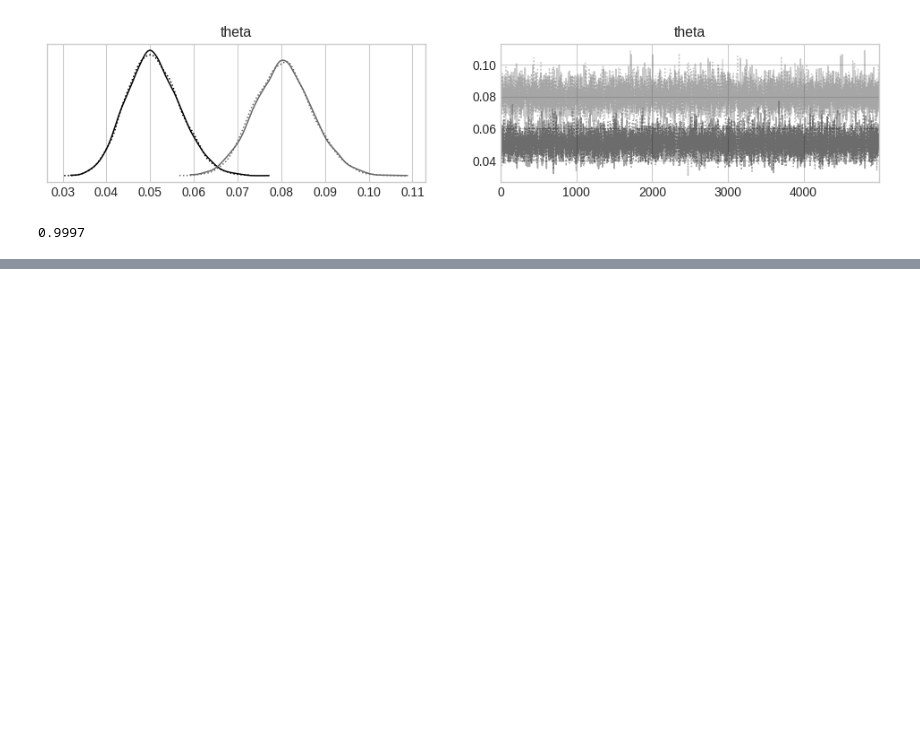
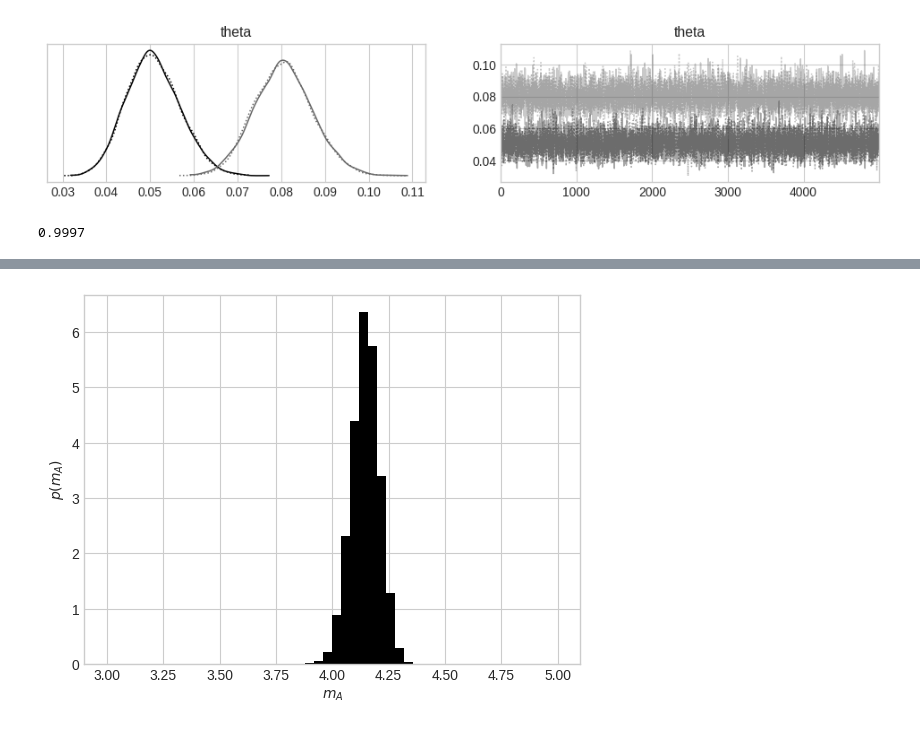
Before and after one commit to yuji-sgs/web-optimization, a Jupyter notebook: chapter2.ipynb, the cells around one changed output, grey strips where cells are left out. Cells and saved outputs as stored; diff of their text form; code cells hidden in the pictures; blank space fills up the shorter version.

```diff
--- a/chapter2.ipynb
+++ b/chapter2.ipynb
@@ -117,0 +146,15 @@ print((theta_B - theta_A > 0).mean())
+# %%
+# レビュースコアの平均点に相当する新たな確率変数m_a
+weights = np.array([1, 2, 3, 4, 5])
+m_a = [0] * 10000
+for i in range(len(weights)):
+  score = weights[i] * trace_a.posterior['theta'].sel(theta_dim_0=i).values.flatten()
+  m_a += score
+# %%
+# 商品Aに対するレビュースコアの平均点  𝑚  の確率密度関数
+plt.hist(m_a, range=(3, 5), bins=50, density=True)
+plt.xlabel(r'$m_A$')
+plt.ylabel(r'$p(m_A)$')
+plt.show()
+# %% [output]
+[figure, added]
```
Also changed, not shown: parts of 7 cells of this notebook.
